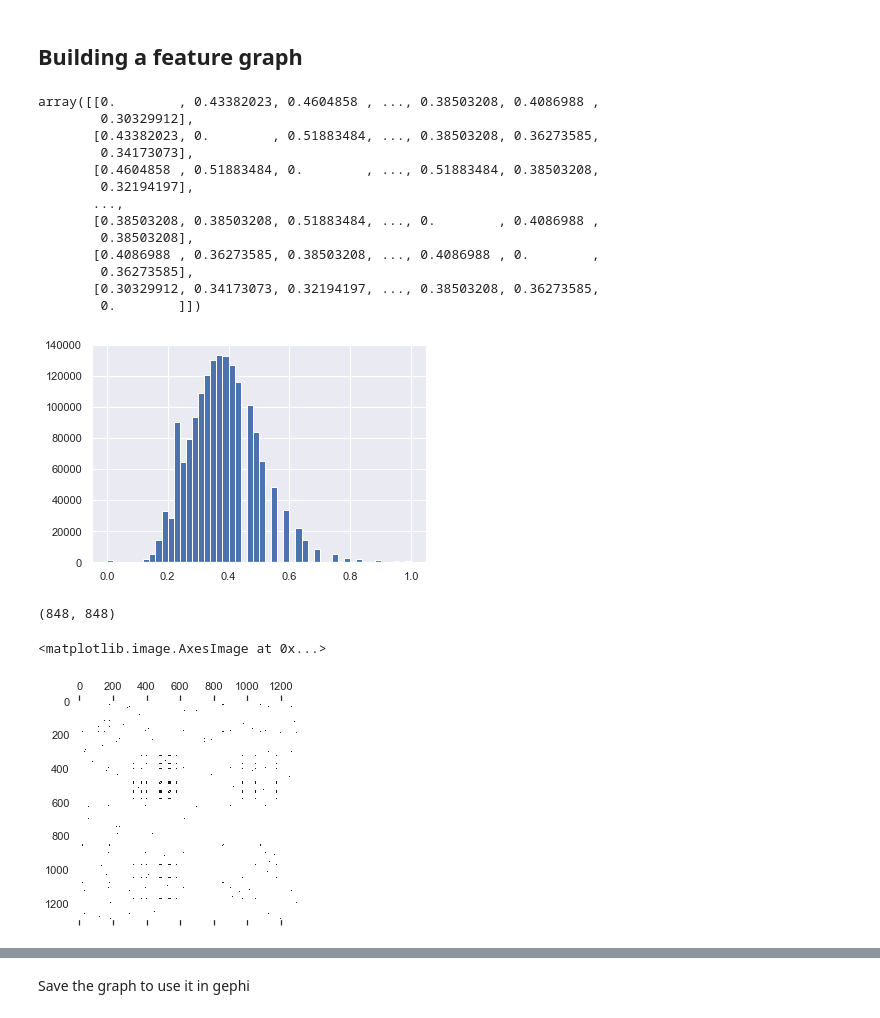
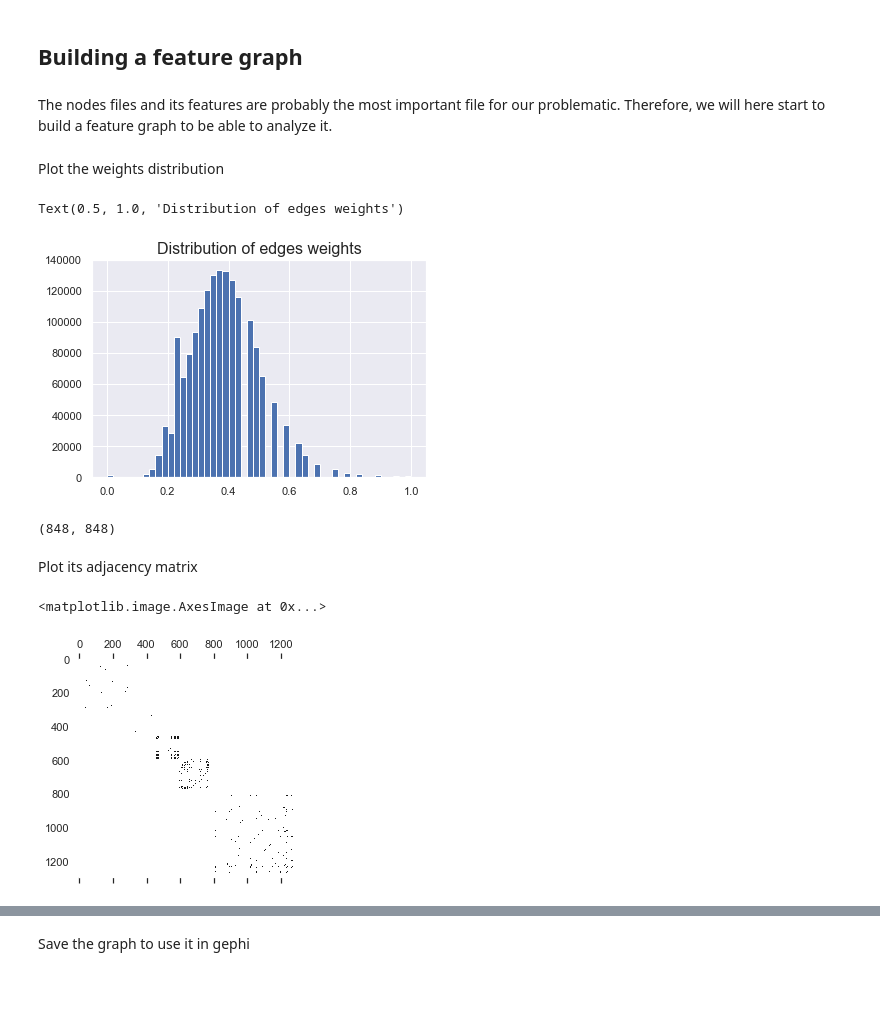
Before and after one commit to yusiZou/NTDS_project, a Jupyter notebook: code.ipynb, the cells around one changed output, grey strips where cells are left out. Saved outputs shown, nothing was run; the diff lists cells and outputs as text; code cells hidden in the pictures; blank space fills up the shorter version.

```diff
--- a/code.ipynb
+++ b/code.ipynb
@@ -157,4 +159,6 @@ plt.title('Histogram of attacks per month');
 [figure]
 # %% [markdown]
 ## Building a feature graph
+# %% [markdown]
+The nodes files and its features are probably the most important file for our problematic. Therefore, we will here start to build a feature graph to be able to analyze it.
 # %%
@@ -167,25 +177,13 @@ features_adjacency = squareform(weights)
 # %%
 # put the diagonal values to 0
 features_adjacency[(range(n_nodes), range(n_nodes))] = 0
-# %%
-features_adjacency
-# %% [output]
-array([[0.        , 0.43382023, 0.4604858 , ..., 0.38503208, 0.4086988 ,
-        0.30329912],
-       [0.43382023, 0.        , 0.51883484, ..., 0.38503208, 0.36273585,
-        0.34173073],
-       [0.4604858 , 0.51883484, 0.        , ..., 0.51883484, 0.38503208,
-        0.32194197],
-       ...,
-       [0.38503208, 0.38503208, 0.51883484, ..., 0.        , 0.4086988 ,
-        0.38503208],
-       [0.4086988 , 0.36273585, 0.38503208, ..., 0.4086988 , 0.        ,
-        0.36273585],
-       [0.30329912, 0.34173073, 0.32194197, ..., 0.38503208, 0.36273585,
-        0.        ]])
+# %% [markdown]
+Plot the weights distribution
 # %%
 plt.hist(features_adjacency.ravel(), bins=50);
+plt.title('Distribution of edges weights', size=16)
 # %% [output]
+Text(0.5, 1.0, 'Distribution of edges weights')
-[figure, old version]
+[figure, new version]
 # %%
 # sparsify the matrix
@@ -225,5 +203,7 @@ for idx, row in edges_org.iterrows():
+# %% [markdown]
+Plot its adjacency matrix
 # %%
-plt.spy(coloc_adjacency)
+plt.spy(sparse_f_adjacency)
 # %% [output]
 <matplotlib.image.AxesImage at 0x...>
-[figure, old version]
+[figure, new version]
```
Also changed, not shown: parts of 51 cells of this notebook.
